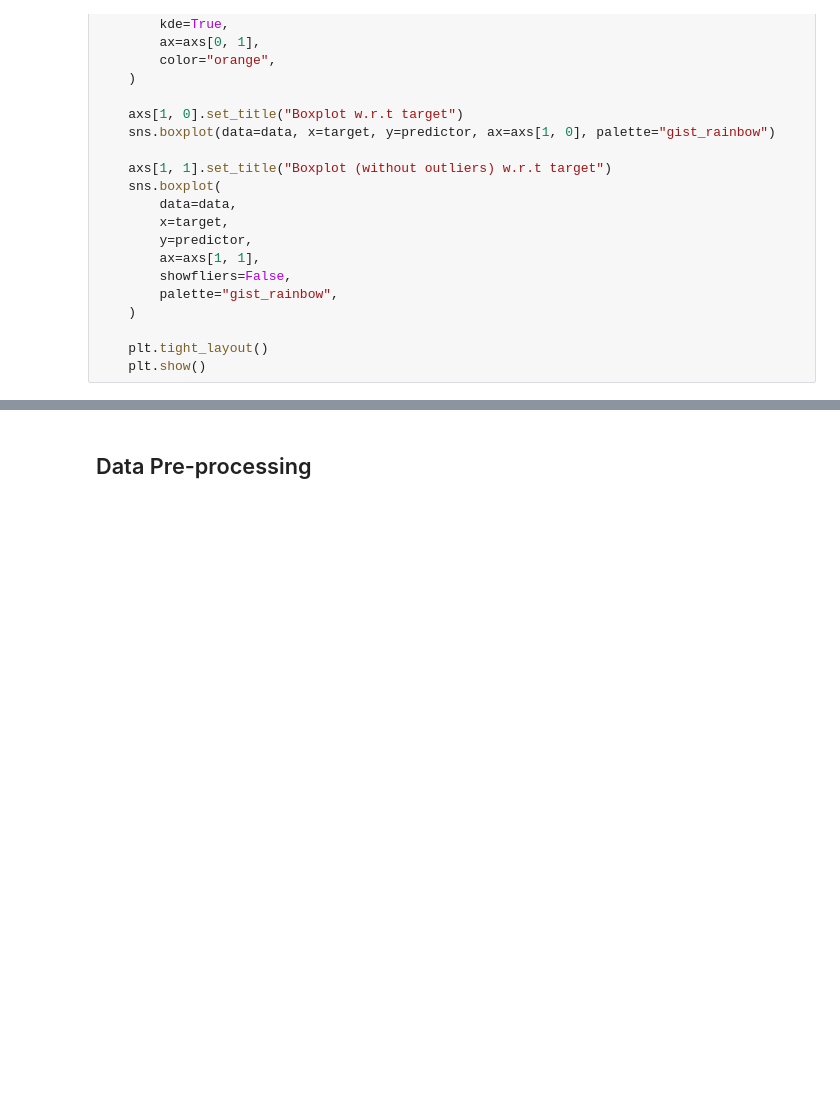
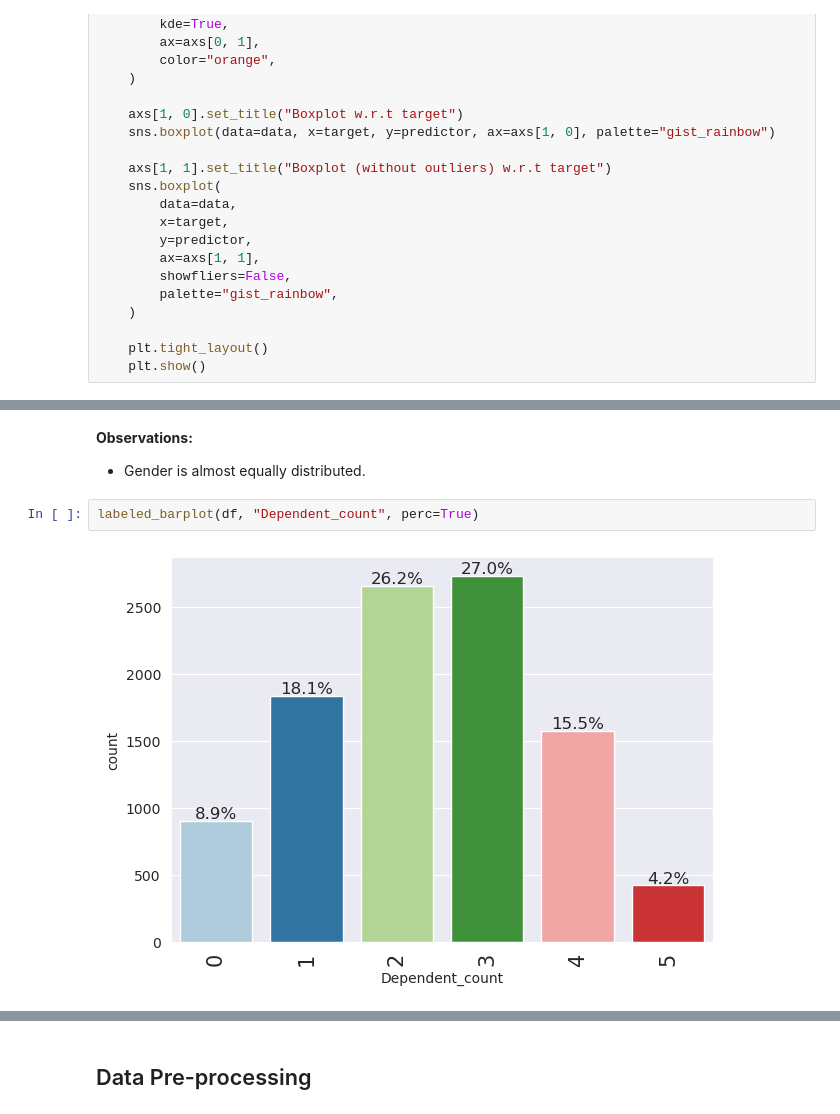
Before and after one commit to tinlong/AIML, a Jupyter notebook: Advanced Machine Learning/Project 3/Patrick_Leong_ETMT_Project_LearnerNotebook_FullCode_v2.ipynb, the cells around one changed output, grey strips where cells are left out. Saved outputs shown, nothing was run; the diff lists cells and outputs as text; blank space fills up the shorter version.

```diff
--- a/Advanced Machine Learning/Project 3/Patrick_Leong_ETMT_Project_LearnerNotebook_FullCode_v2.ipynb
+++ b/Advanced Machine Learning/Project 3/Patrick_Leong_ETMT_Project_LearnerNotebook_FullCode_v2.ipynb
@@ -418,0 +439,8 @@ def distribution_plot_wrt_target(data, predictor, target):
+# %% [markdown]
+**Observations:**
+
+- Gender is almost equally distributed.
+# %%
+labeled_barplot(df, "Dependent_count", perc=True)
+# %% [output]
+[figure, added]
```
Also changed, not shown: parts of 67 cells of this notebook.
